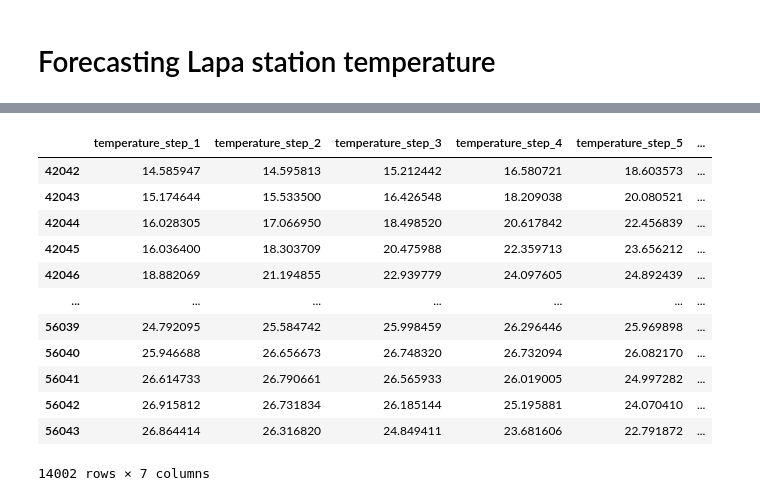
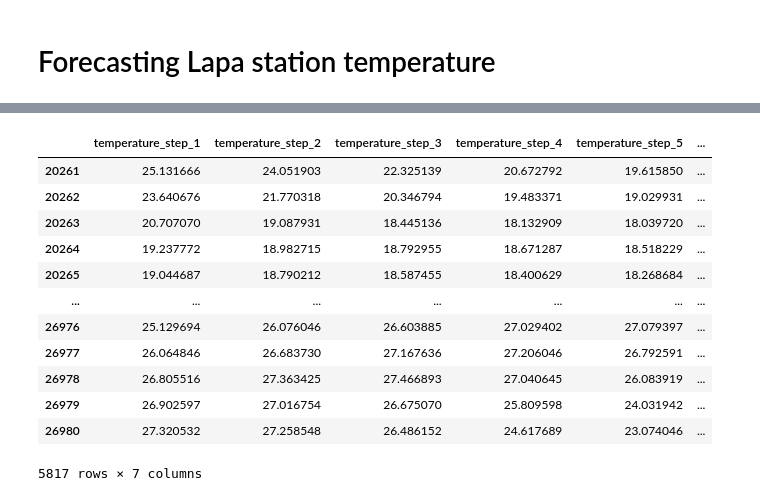
Before and after one commit to plbalmeida/ml-uhi, a Jupyter notebook: notebooks/2.0-modeling.ipynb, the cells around one changed output, grey strips where cells are left out. Saved outputs shown, nothing was run; the diff lists cells and outputs as text; code cells hidden in the pictures.

```diff
--- a/notebooks/2.0-modeling.ipynb
+++ b/notebooks/2.0-modeling.ipynb
@@ -146,0 +59,4 @@ y, X = y.align(X, join="inner", axis=0)
+# %%
+X = cge.drop(["timestamp", "precipitation", "temperature", "relative_humidity", "pressure", "wind_velocity_x", "wind_velocity_y", "wind_blow_x", "wind_blow_y"], axis=1)
+X = X.loc[y.index.min():y.index.max()]
+X
@@ -146,0 +77,3 @@ y, X = y.align(X, join="inner", axis=0)
+# %%
+ts = ts.loc[y.index.min():y.index.max()]
+ts
@@ -147,12 +94,26 @@ y, X = y.align(X, join="inner", axis=0)
 # %%
-from sklearn.multioutput import RegressorChain
-from xgboost import XGBRegressor
+# the following code lines are necessary to import custom module
+import os
+import sys
+
+module_path = os.path.abspath(os.path.join('..'))
+if module_path not in sys.path:
+    sys.path.append(module_path)
+
+from src.models.forecasting import RidgeHyperoptTS
 from sklearn.model_selection import train_test_split
 from sklearn.metrics import mean_squared_error
 
 X_train, X_test, y_train, y_test = train_test_split(X, y, test_size=0.25, shuffle=False)
-model = RegressorChain(XGBRegressor())
-model.fit(X_train, y_train)
+model = RidgeHyperoptTS()
+
+model.fit(
+    X=X_train,
+    y=y_train,
+    max_train_size=None,
+    test_size=None,
+    save_path="rd.pkl"
+    )
 
 y_fit = pd.DataFrame(model.predict(X_train), index=X_train.index, columns=y.columns)
 y_pred = pd.DataFrame(model.predict(X_test), index=X_test.index, columns=y.columns)
@@ -189,3 +139,0 @@ test
-# %%
-ts = pd.date_range(start="2019-02-18 15:00:00", periods=6, freq="H")
-ts
@@ -208,17 +158,19 @@ plt.show()
 # %%
-y_pred["timestamp"] = lapa[y_pred.index[0]:y_pred.index[-1]]["timestamp"]
+ts.timestamp = pd.to_datetime(ts.timestamp)
+y_pred["timestamp"] = ts[y_pred.index[0]:y_pred.index[-1]]["timestamp"]
+y_pred = y_pred.dropna()
 y_pred
 # %% [output]
 |  | temperature_step_1 | temperature_step_2 | temperature_step_3 | temperature_step_4 | temperature_step_5 | ... |
-| 42042 | 14.585947 | 14.595813 | 15.212442 | 16.580721 | 18.603573 | ... |
-| 42043 | 15.174644 | 15.533500 | 16.426548 | 18.209038 | 20.080521 | ... |
-| 42044 | 16.028305 | 17.066950 | 18.498520 | 20.617842 | 22.456839 | ... |
-| 42045 | 16.036400 | 18.303709 | 20.475988 | 22.359713 | 23.656212 | ... |
-| 42046 | 18.882069 | 21.194855 | 22.939779 | 24.097605 | 24.892439 | ... |
+| 20261 | 25.131666 | 24.051903 | 22.325139 | 20.672792 | 19.615850 | ... |
+| 20262 | 23.640676 | 21.770318 | 20.346794 | 19.483371 | 19.029931 | ... |
+| 20263 | 20.707070 | 19.087931 | 18.445136 | 18.132909 | 18.039720 | ... |
+| 20264 | 19.237772 | 18.982715 | 18.792955 | 18.671287 | 18.518229 | ... |
+| 20265 | 19.044687 | 18.790212 | 18.587455 | 18.400629 | 18.268684 | ... |
 | ... | ... | ... | ... | ... | ... | ... |
-| 56039 | 24.792095 | 25.584742 | 25.998459 | 26.296446 | 25.969898 | ... |
-| 56040 | 25.946688 | 26.656673 | 26.748320 | 26.732094 | 26.082170 | ... |
-| 56041 | 26.614733 | 26.790661 | 26.565933 | 26.019005 | 24.997282 | ... |
-| 56042 | 26.915812 | 26.731834 | 26.185144 | 25.195881 | 24.070410 | ... |
-| 56043 | 26.864414 | 26.316820 | 24.849411 | 23.681606 | 22.791872 | ... |
+| 26976 | 25.129694 | 26.076046 | 26.603885 | 27.029402 | 27.079397 | ... |
+| 26977 | 26.064846 | 26.683730 | 27.167636 | 27.206046 | 26.792591 | ... |
+| 26978 | 26.805516 | 27.363425 | 27.466893 | 27.040645 | 26.083919 | ... |
+| 26979 | 26.902597 | 27.016754 | 26.675070 | 25.809598 | 24.031942 | ... |
+| 26980 | 27.320532 | 27.258548 | 26.486152 | 24.617689 | 23.074046 | ... |
-14002 rows × 7 columns
+5817 rows × 7 columns
```
Also changed, not shown: parts of 27 cells of this notebook, 5 other files.
